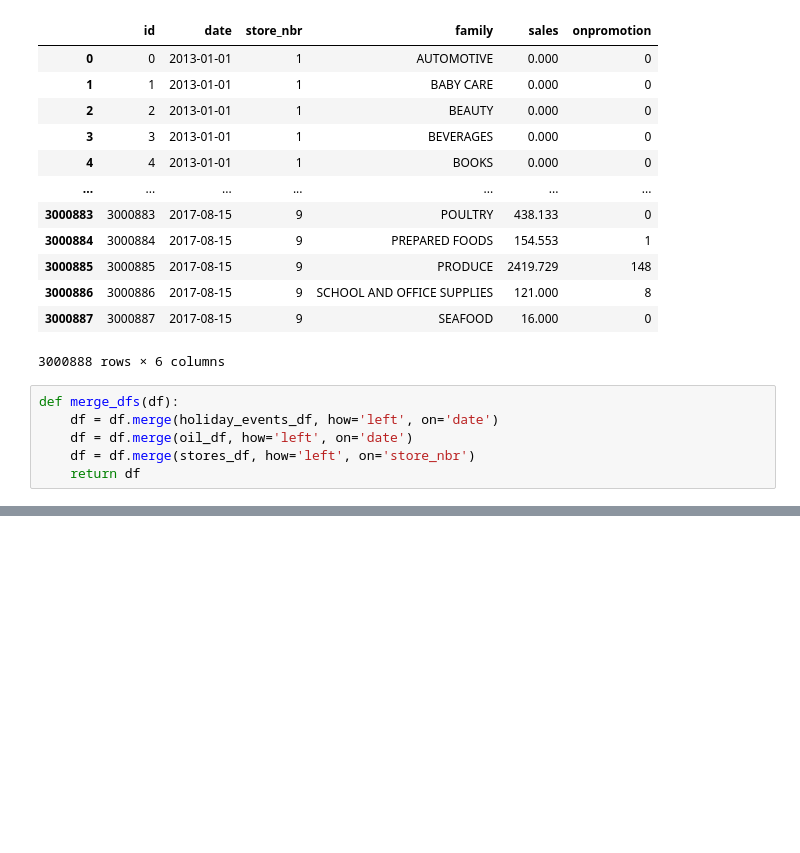
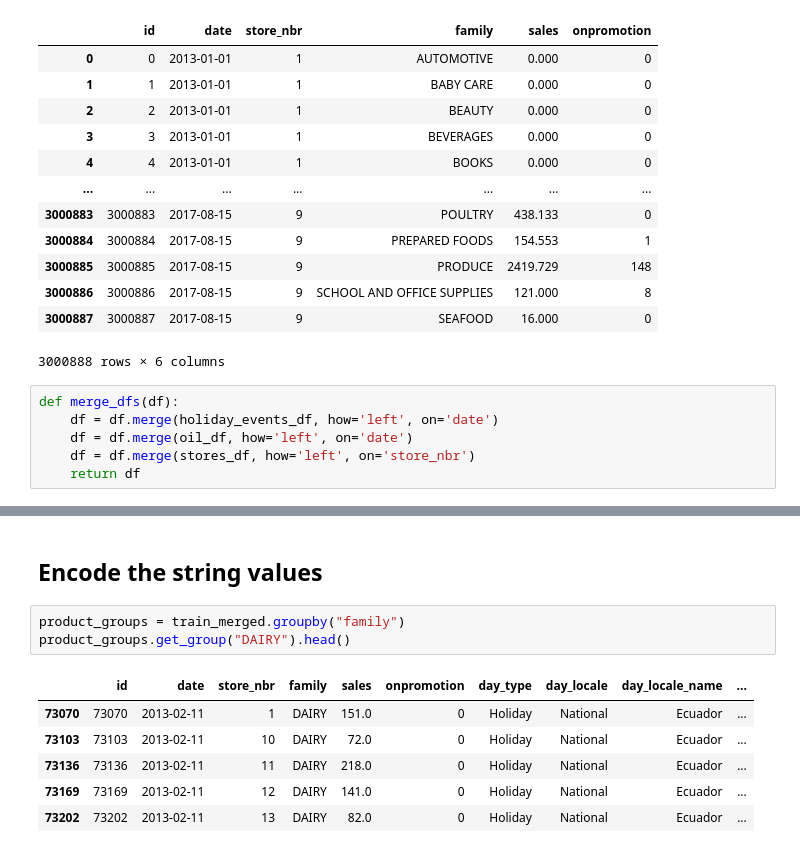
Before and after one commit to aizhanmaksatbek/demandForecasting, a Jupyter notebook: data/processing_scripts/prepare_data.ipynb, the cells around one changed output, grey strips where cells are left out. Saved outputs shown, nothing was run; the diff lists cells and outputs as text; blank space fills up the shorter version.

```diff
--- a/data/processing_scripts/prepare_data.ipynb
+++ b/data/processing_scripts/prepare_data.ipynb
@@ -123,0 +179,12 @@ Find logs at: ./wandb/run-20251016_182027-baxqky1l/logs
+# %% [markdown]
+## Encode the string values
+# %%
+product_groups = train_merged.groupby("family")
+product_groups.get_group("DAIRY").head()
+# %% [output]
+|  | id | date | store_nbr | family | sales | onpromotion | day_type | day_locale | day_locale_name | ... |
+| 73070 | 73070 | 2013-02-11 | 1 | DAIRY | 151.0 | 0 | Holiday | National | Ecuador | ... |
+| 73103 | 73103 | 2013-02-11 | 10 | DAIRY | 72.0 | 0 | Holiday | National | Ecuador | ... |
+| 73136 | 73136 | 2013-02-11 | 11 | DAIRY | 218.0 | 0 | Holiday | National | Ecuador | ... |
+| 73169 | 73169 | 2013-02-11 | 12 | DAIRY | 141.0 | 0 | Holiday | National | Ecuador | ... |
+| 73202 | 73202 | 2013-02-11 | 13 | DAIRY | 82.0 | 0 | Holiday | National | Ecuador | ... |
```
Also changed, not shown: parts of 13 cells of this notebook, 1 other file.
